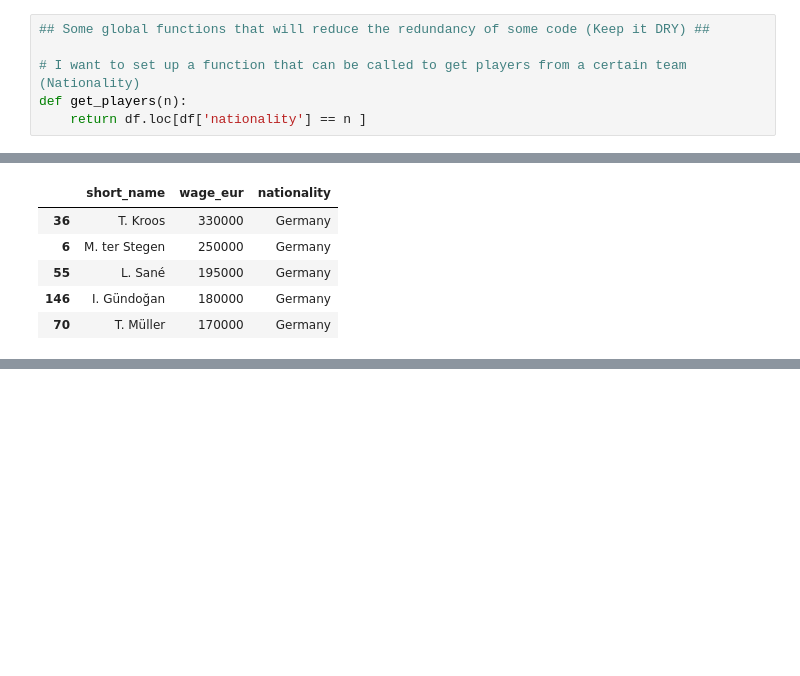
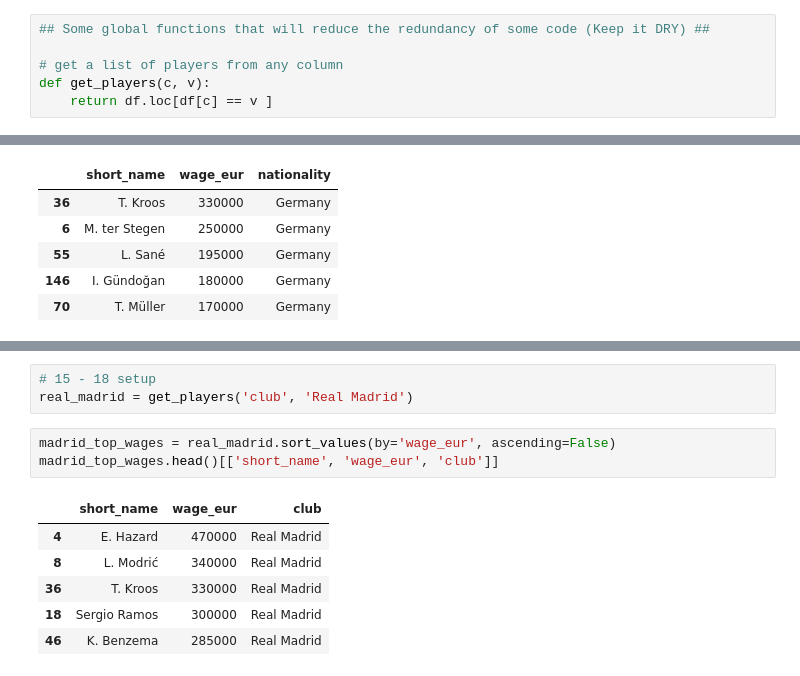
Before and after one commit to mphelps1978/JumpPlus_Fifa_Data_Analysis, a Jupyter notebook: JumpPlus_FIFA_Data.ipynb, the cells around one changed output, grey strips where cells are left out. Drawn from its saved outputs; the diff is of its cells as text; blank space fills up the shorter version.

```diff
--- a/JumpPlus_FIFA_Data.ipynb
+++ b/JumpPlus_FIFA_Data.ipynb
@@ -8,12 +8,12 @@ pd.set_option('display.max_colwidth', None)
 # %%
 ds = pd.read_csv('./data/players_20.csv')
 df = pd.DataFrame(ds)
-# %%
-## Some global functions that will reduce the redundancy of some code (Keep it DRY) ##
-
-# I want to set up a function that can be called to get players from a certain team (Nationality)
-def get_players(n):
-    return df.loc[df['nationality'] == n ]
+# %%
+## Some global functions that will reduce the redundancy of some code (Keep it DRY) ##
+
+# get a list of players from any column
+def get_players(c, v):
+    return df.loc[df[c] == v ]
 # %%
 # Req. 1 - Show top 5 records
 df.head()
@@ -206,0 +216,13 @@ top_defenders = df.sort_values(by='defending', ascending=False)
+# %%
+# 15 - 18 setup
+real_madrid = get_players('club', 'Real Madrid')
+# %%
+madrid_top_wages = real_madrid.sort_values(by='wage_eur', ascending=False)
+madrid_top_wages.head()[['short_name', 'wage_eur', 'club']]
+# %% [output]
+|  | short_name | wage_eur | club |
+| 4 | E. Hazard | 470000 | Real Madrid |
+| 8 | L. Modrić | 340000 | Real Madrid |
+| 36 | T. Kroos | 330000 | Real Madrid |
+| 18 | Sergio Ramos | 300000 | Real Madrid |
+| 46 | K. Benzema | 285000 | Real Madrid |
```
Also changed, not shown: parts of 10 cells of this notebook.
